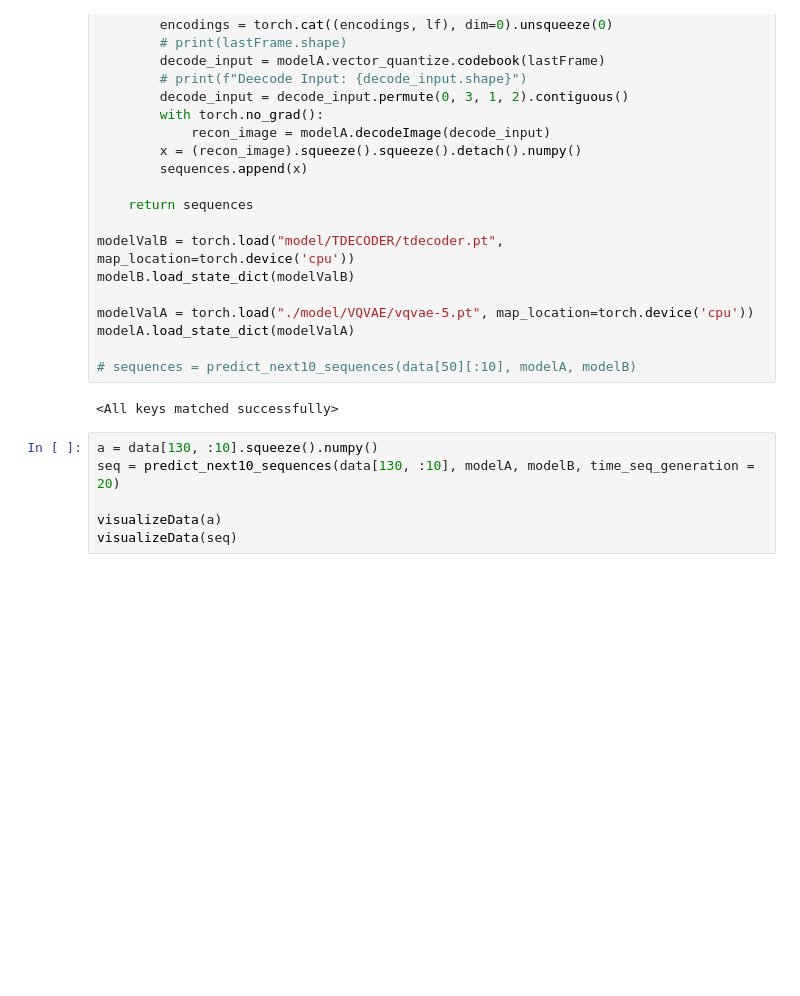
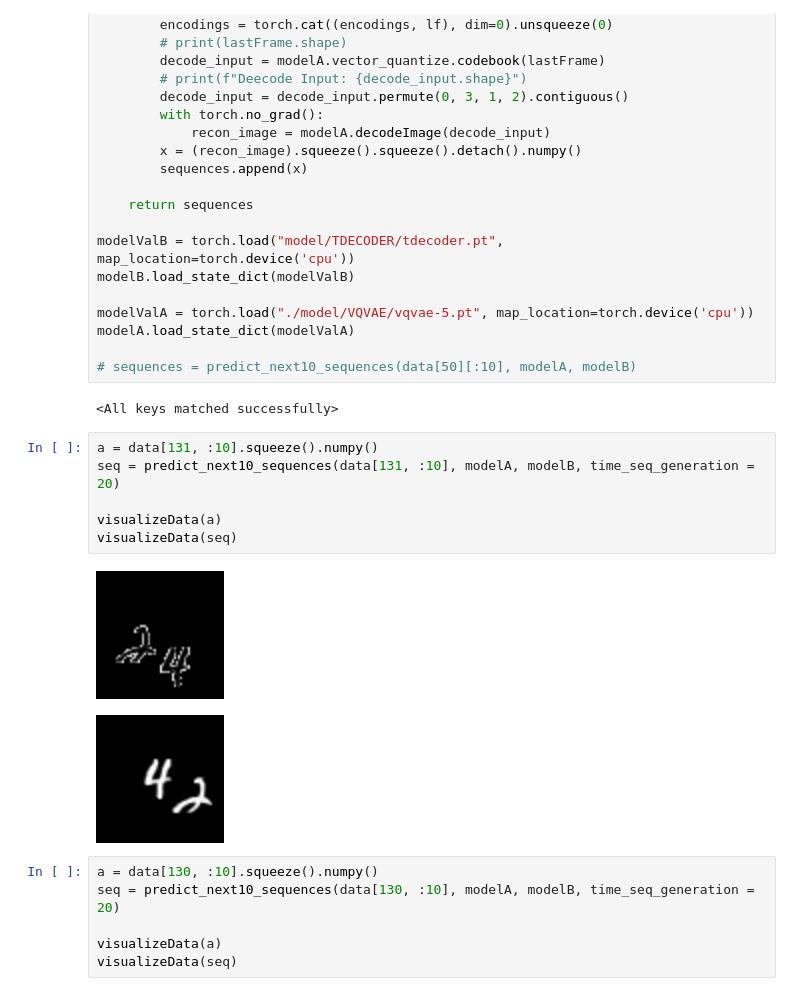
Before and after one commit to Ishushan02/Video-Generation-Flowing-MNIST, a Jupyter notebook: model-4-VQVAE.ipynb, the cells around one changed output. Drawn from its saved outputs; the diff is of its cells as text; blank space fills up the shorter version.

```diff
--- a/model-4-VQVAE.ipynb
+++ b/model-4-VQVAE.ipynb
@@ -769,6 +769,15 @@ modelA.load_state_dict(modelValA)
 # sequences = predict_next10_sequences(data[50][:10], modelA, modelB)
 # %% [output]
 <All keys matched successfully>
+# %%
+a = data[131, :10].squeeze().numpy()
+seq = predict_next10_sequences(data[131, :10], modelA, modelB, time_seq_generation = 20)
+
+visualizeData(a)
+visualizeData(seq)
+# %% [output]
+[figure, added]
+[figure, added]
 # %%
 a = data[130, :10].squeeze().numpy()
 seq = predict_next10_sequences(data[130, :10], modelA, modelB, time_seq_generation = 20)
```
Also changed, not shown: parts of 5 cells of this notebook, 2 other files.
